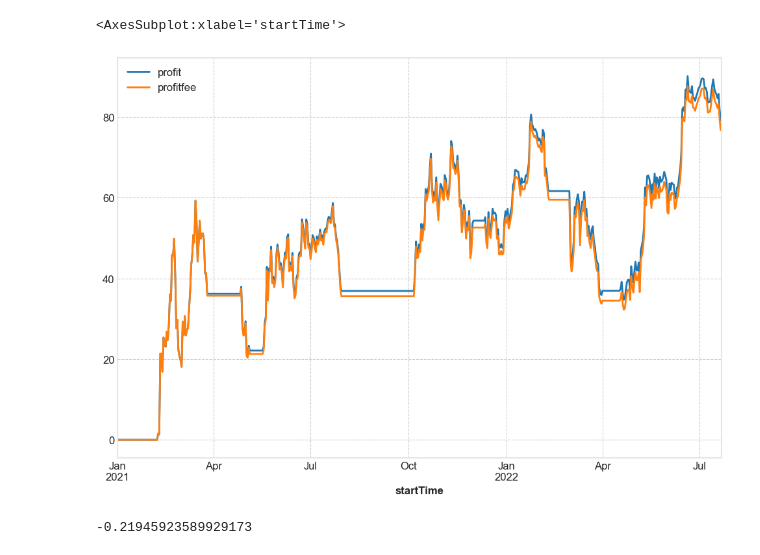
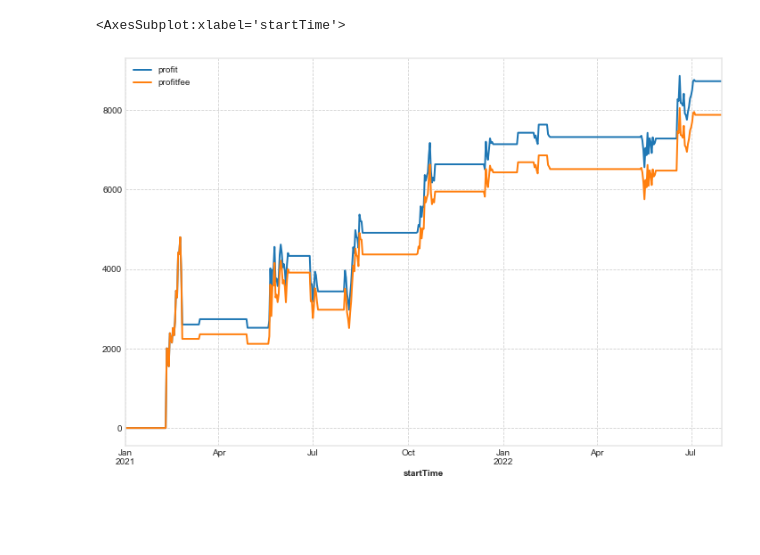
Before and after one commit to AbnerTeng/Quant-Finance, a Jupyter notebook: interact/CTA_backtesting_interact.ipynb, the cells around one changed output. Cells and saved outputs as stored; diff of their text form; code cells hidden in the pictures; blank space fills up the shorter version.

```diff
--- a/interact/CTA_backtesting_interact.ipynb
+++ b/interact/CTA_backtesting_interact.ipynb
@@ -1,4 +29,3 @@
 # %%
-data = data[['open', 'high', 'low', 'close', 'volume']]
-data.to_csv('/Users/abnerteng/GitHub/TMBA-projects/data/BTCUSD.csv')
-pd.read_csv('/Users/abnerteng/GitHub/TMBA-projects/data/BTCUSD.csv', parse_dates = True, index_col = 'startTime')
+data = pd.read_csv('/Users/abnerteng/GitHub/TMBA-projects/data/BTC_PERP.csv', parse_dates=True, index_col='startTime')
+funding = pd.read_csv('/Users/abnerteng/GitHub/TMBA-projects/data/BTC_funding.csv', parse_dates=True, index_col='time')
@@ -64,0 +135,6 @@ mpf.plot(candle_data, type = 'candle', style = 'binance', addplot = BBand, figra
+# %%
+rule = '1H'
+df_hour = data.resample(rule = rule, closed = 'right', label = 'right').first()['open']
+df_funding = pd.concat([df_hour, funding], axis = 1)
+df_funding = df_funding.fillna(method = 'bfill', limit = 2).fillna(0)
+df_funding
@@ -65,3 +155,15 @@ mpf.plot(candle_data, type = 'candle', style = 'binance', addplot = BBand, figra
+# %%
+def fundingPayment(df_funding, side, unit, t1, t2):
+    if len(df_funding.loc[t1:t2]) == 0:
+        fee = 0
+    else:
+        funding_rate = np.array(df_funding.loc[t1:t2])
+        fee = unit * np.dot(funding_rate[:,0], funding_rate[:,1])
+
+    if side == 'long':
+        return -fee
+    elif side == 'short':
+        return fee
 # %%
 B_or_S = None
 buy = []
@@ -80,25 +182,29 @@ for i in range(len(df)):
         profit_list.append(0)
         profit_fee_list.append(0)
 
-        if df['BBW'][i-1] < df['threshold'][i-1] and df['BBW'][i] > df['threshold'][i] and df['5SMA'][i] < df['ma'][i]:
+        if BBdata['BBW'][i-1] < BBdata['threshold'][i-1] and BBdata['BBW'][i] > BBdata['threshold'][i] and df['shortSMA'][i] < df['longSMA'][i]:
             executeSize = money / df['open'][i+1]
             B_or_S = 'S'
             t = i + 1
             short.append(t)
+            t1 = df.index[i+1]
 
-        if df['BBW'][i-1] < df['threshold'][i-1] and df['BBW'][i] > df['threshold'][i] and df['5SMA'][i] > df['ma'][i]:
+        if BBdata['BBW'][i-1] < BBdata['threshold'][i-1] and BBdata['BBW'][i] > BBdata['threshold'][i] and df['shortSMA'][i] > df['longSMA'][i]:
             executeSize = money / df['open'][i+1]
             B_or_S = 'B'
             t = i + 1
             buy.append(t)
+            t1 = df.index[i+1]
 
     elif B_or_S == 'B':
         profit = executeSize * (df['open'][i+1] - df['open'][i])
         profit_list.append(profit)
+        t2 = df.index[i+1]
+        fundingFee = fundingPayment(df_funding, 'long', executeSize, df.index[t], t2)
 
-        if (df['BBW'][i-1] >= df['threshold'][i-1] and df['BBW'][i] < df['threshold'][i]) and df['5SMA'][i] < df['ma'][i] or (i == len(df) - 2):
+        if (BBdata['BBW'][i-1] >= BBdata['threshold'][i-1] and BBdata['BBW'][i] < BBdata['threshold'][i]) or df['shortSMA'][i] < df['longSMA'][i] or df['close'][i] <= df['maxima'][i]*0.89 or (i == len(df) - 2):
             pl_round = executeSize * (df['open'][i+1] - df['open'][t])
-            profit_fee = profit - money * feeRate - (money + pl_round) * feeRate
+            profit_fee = profit - money * feeRate - (money + pl_round) * feeRate + fundingFee
             profit_fee_list.append(profit_fee)
             sell.append(i+1)
             B_or_S = None
@@ -106,14 +212,17 @@ for i in range(len(df)):
         else:
             profit_fee = profit
             profit_fee_list.append(profit_fee)
+            t1 = df.index[i+1]
 
     elif B_or_S == 'S':
         profit = executeSize * (df['open'][i] - df['open'][i+1])
         profit_list.append(profit)
+        t2 = df.index[i+1]
+        fundingFee = fundingPayment(df_funding, 'short', executeSize, df.index[t], t2)
 
-        if (df['BBW'][i-1] >= df['threshold'][i-1] and df['BBW'][i] > df['threshold'][i]) and df['5SMA'][i] > df['ma'][i] or (i == len(df) - 2):
+        if (BBdata['BBW'][i-1] >= BBdata['threshold'][i-1] and BBdata['BBW'][i] < BBdata['threshold'][i]) or df['shortSMA'][i] > df['longSMA'][i] or df['close'][i] >= df['minima'][i]*1.11 or (i == len(df) - 2):
             pl_round = executeSize * (df['open'][t] - df['open'][i+1])
-            profit_fee = profit - money * feeRate - (money + pl_round) * feeRate
+            profit_fee = profit - money * feeRate - (money + pl_round) * feeRate + fundingFee
             profit_fee_list.append(profit_fee)
             buytocover.append(i+1)
             B_or_S = None
@@ -121,6 +230,7 @@ for i in range(len(df)):
         else:
             profit_fee = profit
             profit_fee_list.append(profit_fee)
+            t1 = df.index[i+1]
 
 equity = pd.DataFrame({'profit': np.cumsum(profit_list), 'profitfee': np.cumsum(profit_fee_list)}, index = df.index)
 print(equity)
@@ -144,6 +254,2 @@ startTime
 <AxesSubplot:xlabel='startTime'>
-[figure, old version]
+[figure, new version]
-# %%
-print((df['close'][-1] - df['close'][0]) / df['close'][0])
-# %% [output]
--0.21945923589929173
```
Also changed, not shown: parts of 70 cells of this notebook.
